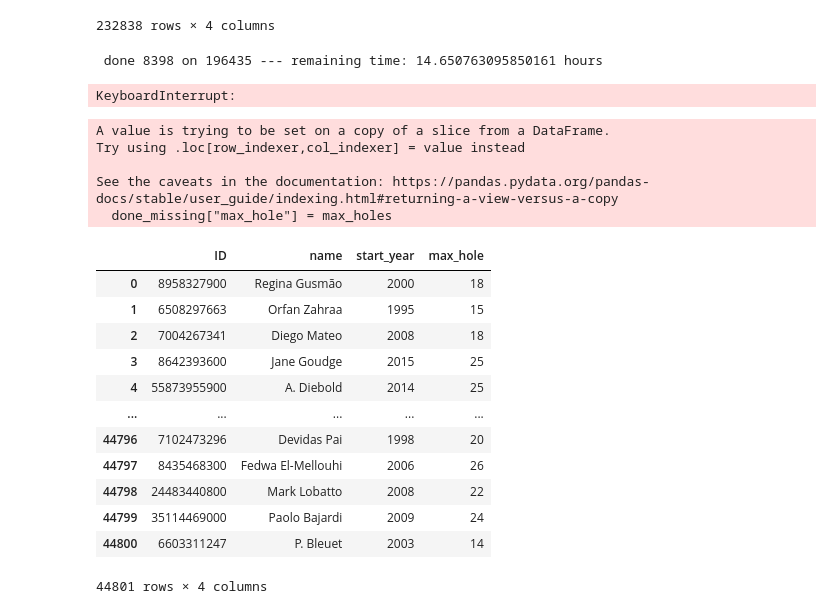
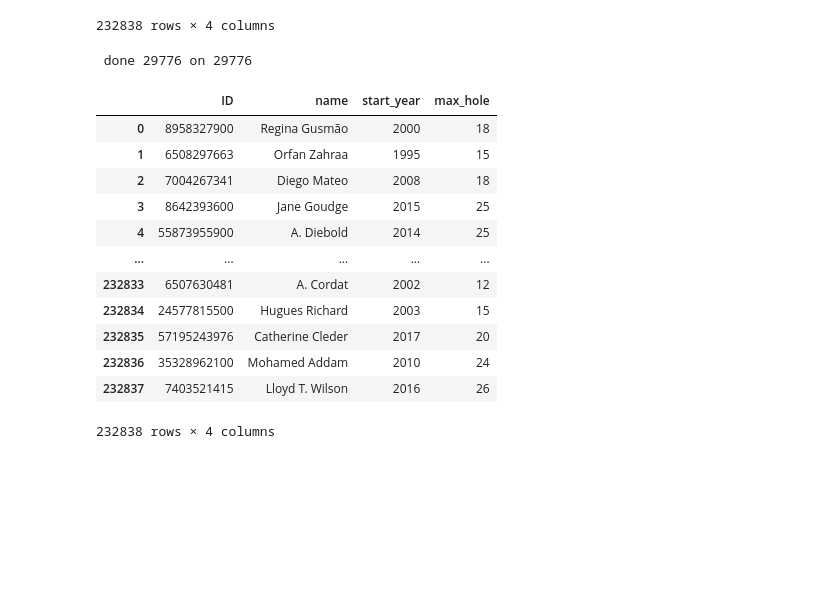
Before and after one commit to LeonardoSer/INRIA_Internship, a Jupyter notebook: tmp.ipynb, the cells around one changed output. Drawn from its saved outputs; the diff is of its cells as text; code cells hidden in the pictures; blank space fills up the shorter version.

```diff
--- a/tmp.ipynb
+++ b/tmp.ipynb
@@ -212,15 +220,8 @@ for authID in names:
     start_years.append(start)
     end_years.append(end)
 
-    # count time left
     seen += 1
-    rm_time = time.time() - start_time # time passed
-    rm_time = rm_time/seen # time to do one author
-    rm_time = rm_time*(len(names)-seen) # time to do the remaining authors
-    rm_time = rm_time/60 # time in minutes
-    rm_time = rm_time/60 # time in hours
-
-    sys.stdout.write('\r'+ " done " + str(seen) + " on " + str(len(names)) + " --- remaining time: " +  str(rm_time) + " hours")
+    sys.stdout.write('\r'+ " done " + str(seen) + " on " + str(len(names)))
 
 df["start_year"] = start_years
 df["end_year"] = end_years
@@ -252,7 +253,6 @@ import time
 YEARS = get_str_years_event()
 df = get_all_COMP_names()
 names = df["ID"]
-names = names[len(pd.read_csv("myDATA/tmp.csv")):]
 
 # initialize all empty columns
 df["max_hole"] = 0
@@ -260,6 +260,7 @@ df.astype({"max_hole": 'int64'}).dtypes
 
 done = pd.read_csv("myDATA/tmp.csv")
 missing  = df.tail(len(df)-len(done))
+names = names[len(done):]
 
 df
 # %% [output]
@@ -277,7 +278,7 @@ df
 | 232837 | 7403521415 | Lloyd T. Wilson | 2016 | 0 |
 232838 rows × 4 columns
 # %%
-start_time = time.time()
+start_time = time.tiIme()
 seen = 0
 
 max_holes = []
@@ -286,42 +287,29 @@ for authID in names:
 
     max_holes.append(max_hole)
 
-    # count time left
     seen += 1
-    rm_time = time.time() - start_time # time passed
-    rm_time = rm_time/seen # time to do one author
-    rm_time = rm_time*(len(names)-seen) # time to do the remaining authors
-    rm_time = rm_time/60 # time in minutes
-    rm_time = rm_time/60 # time in hours
-
-    sys.stdout.write('\r'+ " done " + str(seen) + " on " + str(len(names)) + " --- remaining time: " +  str(rm_time) + " hours")
+    sys.stdout.write('\r'+ " done " + str(seen) + " on " + str(len(names)))
 # %% [output]
- done 8398 on 196435 --- remaining time: 14.650763095850161 hours
+ done 29776 on 29776
-KeyboardInterrupt:
 # %%
 done_missing = missing.head(len(max_holes))
 done_missing["max_hole"] = max_holes
 
 done = pd.concat([done, done_missing])
-done.to_csv("myDATA/tmp.py")
+done.to_csv("myDATA/tmp.csv", index=0)
 
 done
 # %% [output]
+|  | ID | name | start_year | max_hole |
+| 0 | 8958327900 | Regina Gusmão | 2000 | 18 |
+| 1 | 6508297663 | Orfan Zahraa | 1995 | 15 |
+| 2 | 7004267341 | Diego Mateo | 2008 | 18 |
+| 3 | 8642393600 | Jane Goudge | 2015 | 25 |
+| 4 | 55873955900 | A. Diebold | 2014 | 25 |
+| ... | ... | ... | ... | ... |
+| 232833 | 6507630481 | A. Cordat | 2002 | 12 |
+| 232834 | 24577815500 | Hugues Richard | 2003 | 15 |
+| 232835 | 57195243976 | Catherine Cleder | 2017 | 20 |
+| 232836 | 35328962100 | Mohamed Addam | 2010 | 24 |
+| 232837 | 7403521415 | Lloyd T. Wilson | 2016 | 26 |
-A value is trying to be set on a copy of a slice from a DataFrame.
-Try using .loc[row_indexer,col_indexer] = value instead
-
-See the caveats in the documentation: https://pandas.pydata.org/pandas-docs/stable/user_guide/indexing.html#returning-a-view-versus-a-copy
-  done_missing["max_hole"] = max_holes
+232838 rows × 4 columns
-|  | ID | name | start_year | max_hole |
-| 0 | 8958327900 | Regina Gusmão | 2000 | 18 |
-| 1 | 6508297663 | Orfan Zahraa | 1995 | 15 |
-| 2 | 7004267341 | Diego Mateo | 2008 | 18 |
-| 3 | 8642393600 | Jane Goudge | 2015 | 25 |
-| 4 | 55873955900 | A. Diebold | 2014 | 25 |
-| ... | ... | ... | ... | ... |
-| 44796 | 7102473296 | Devidas Pai | 1998 | 20 |
-| 44797 | 8435468300 | Fedwa El-Mellouhi | 2006 | 26 |
-| 44798 | 24483440800 | Mark Lobatto | 2008 | 22 |
-| 44799 | 35114469000 | Paolo Bajardi | 2009 | 24 |
-| 44800 | 6603311247 | P. Bleuet | 2003 | 14 |
-44801 rows × 4 columns
```
Also changed, not shown: parts of 2 cells of this notebook, 12 other files.
